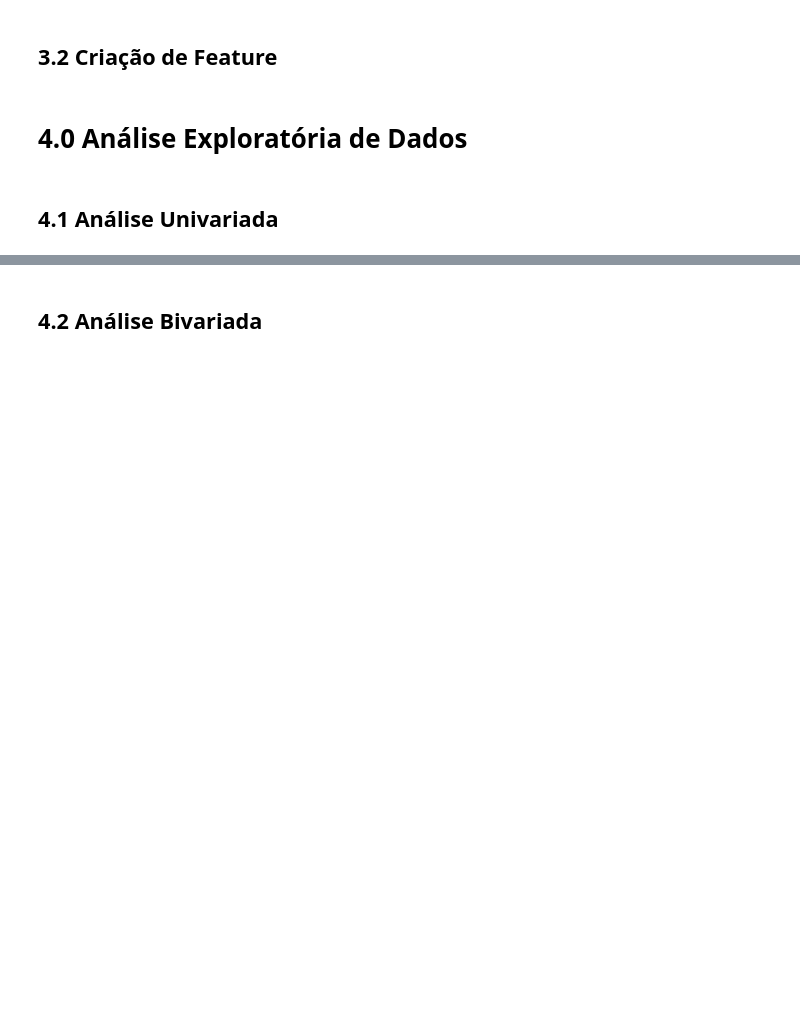
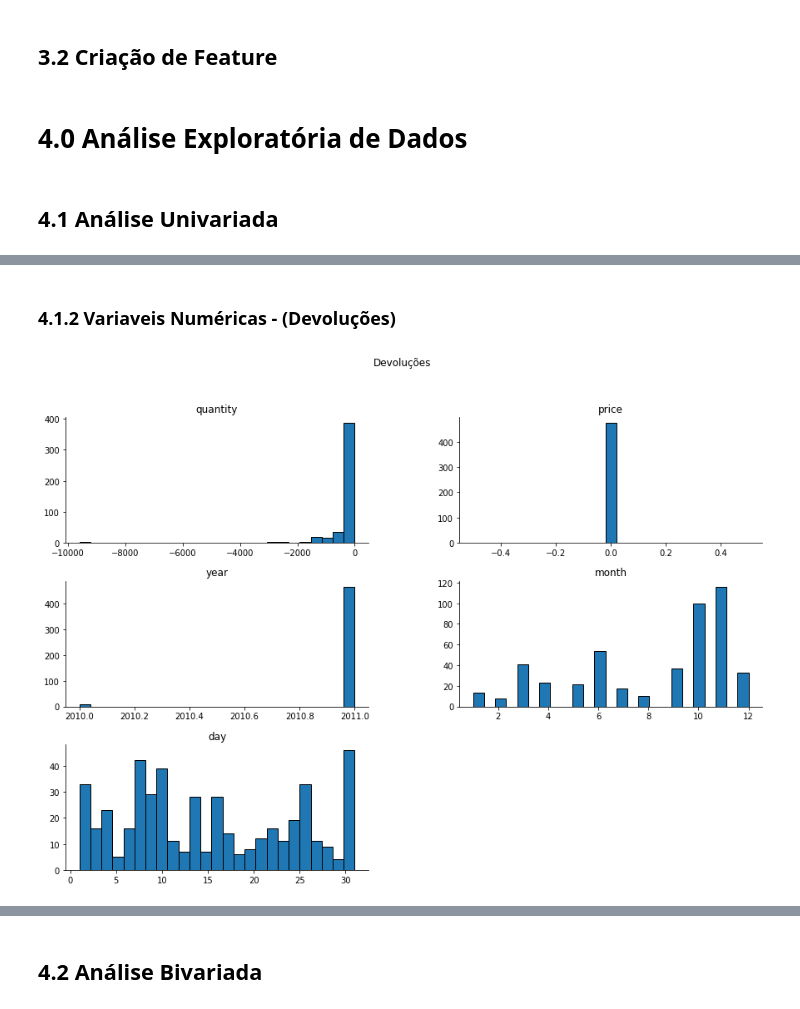
Before and after one commit to Jhonatanslopes/Case-Manfing, a Jupyter notebook: Notebook/notebook.ipynb, the cells around one changed output, grey strips where cells are left out. Drawn from its saved outputs; the diff is of its cells as text; code cells hidden in the pictures; blank space fills up the shorter version.

```diff
--- a/Notebook/notebook.ipynb
+++ b/Notebook/notebook.ipynb
@@ -242,0 +359,9 @@ data['day'] = data['date'].dt.day
+# %% [markdown]
+### 4.1.2 Variaveis Numéricas - (Devoluções)
+# %%
+# plotando histograma de variaveis numéricas
+returns.drop(columns=['customer_id', 'date', 'bill_no']).hist(figsize=(15, 10), ec='k', bins=25, grid=False)
+sns.despine(right=True)
+plt.suptitle('Devoluções');
+# %% [output]
+[figure, added]
```
Also changed, not shown: parts of 74 cells of this notebook.
